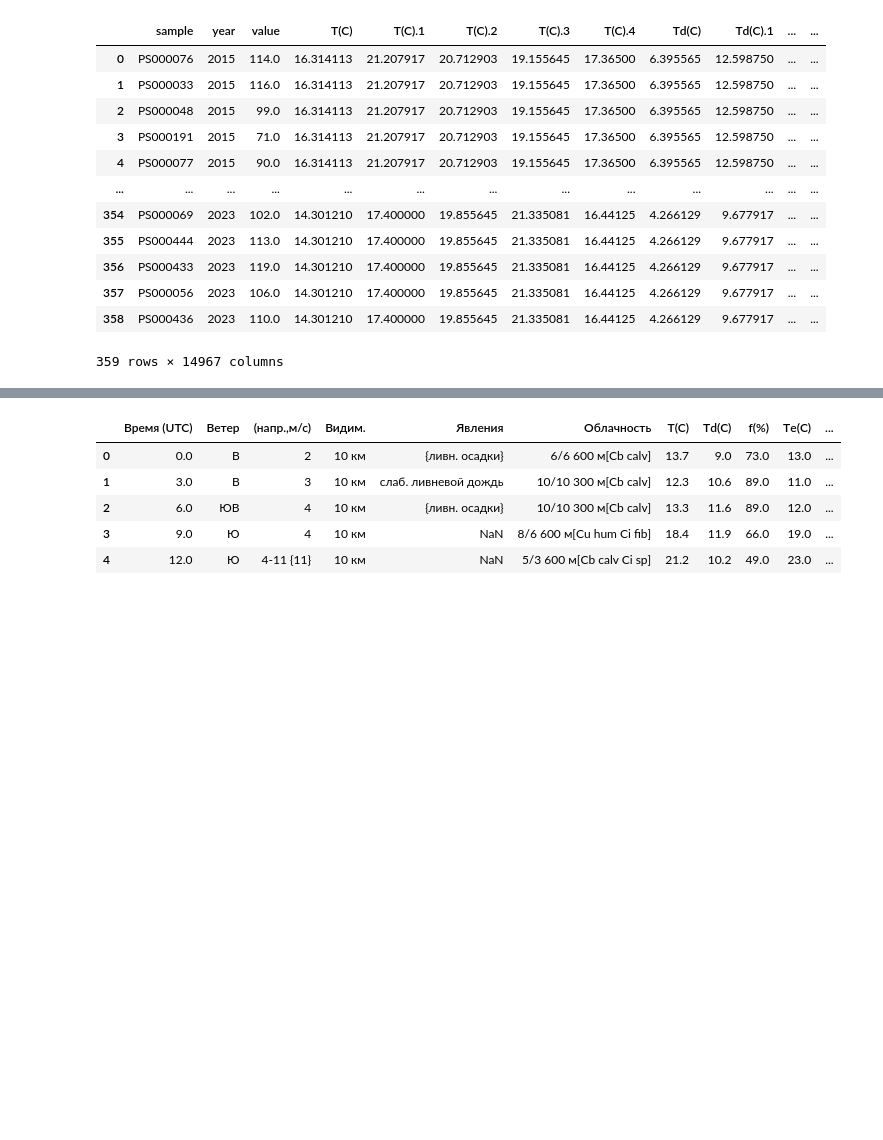
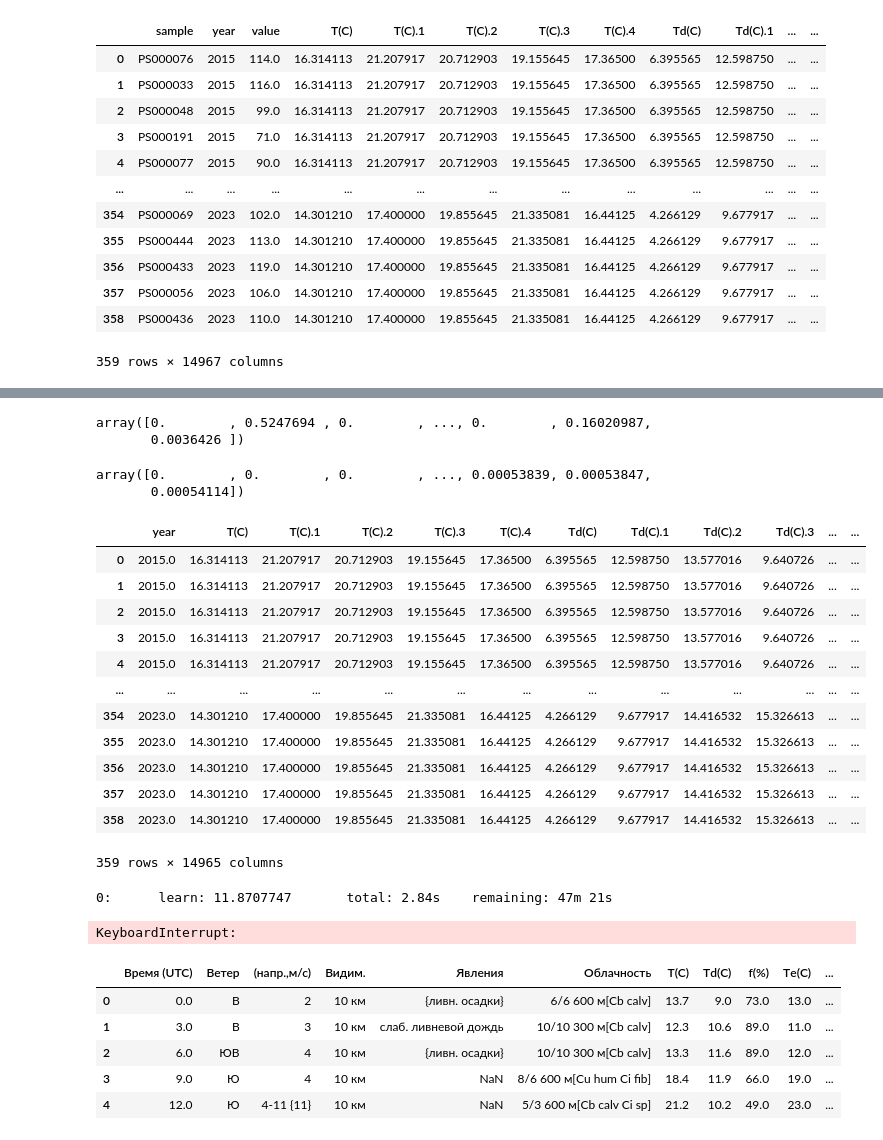
Before and after one commit to eMasov/AgroHack-Amalgama, a Jupyter notebook: AgroHack EDA.ipynb, the cells around one changed output, grey strips where cells are left out. Cells and saved outputs as stored; diff of their text form; code cells hidden in the pictures; blank space fills up the shorter version.

Commit message:
Update EDA file, added kBest experiments

```diff
--- a/AgroHack EDA.ipynb
+++ b/AgroHack EDA.ipynb
@@ -476,0 +487,11 @@ print(f'R² Score: {r2}')
+# %%
+feature_importances = model.get_feature_importance()
+feature_importances
+# %% [output]
+array([0.        , 0.5247694 , 0.        , ..., 0.        , 0.16020987,
+       0.0036426 ])
+# %%
+feature_importances[np.argsort(feature_importances)][:4000]
+# %% [output]
+array([0.        , 0.        , 0.        , ..., 0.00053839, 0.00053847,
+       0.00054114])
@@ -477,3 +500,50 @@ print(f'R² Score: {r2}')
+# %%
+from sklearn.datasets import load_digits
+from sklearn.feature_selection import SelectKBest, chi2
+
+k_best = SelectKBest(chi2, k=15000)
+X_new = k_best.fit_transform(df_encoded.drop(columns=["sample", "value"]), y)
+X_new = pd.DataFrame(X_new, columns = k_best.get_feature_names_out())
+X_new
+# %% [output]
+|  | year | Т(С) | Т(С).1 | Т(С).2 | Т(С).3 | Т(С).4 | Тd(С) | Тd(С).1 | Тd(С).2 | Тd(С).3 | ... | ... |
+| 0 | 2015.0 | 16.314113 | 21.207917 | 20.712903 | 19.155645 | 17.36500 | 6.395565 | 12.598750 | 13.577016 | 9.640726 | ... | ... |
+| 1 | 2015.0 | 16.314113 | 21.207917 | 20.712903 | 19.155645 | 17.36500 | 6.395565 | 12.598750 | 13.577016 | 9.640726 | ... | ... |
+| 2 | 2015.0 | 16.314113 | 21.207917 | 20.712903 | 19.155645 | 17.36500 | 6.395565 | 12.598750 | 13.577016 | 9.640726 | ... | ... |
+| 3 | 2015.0 | 16.314113 | 21.207917 | 20.712903 | 19.155645 | 17.36500 | 6.395565 | 12.598750 | 13.577016 | 9.640726 | ... | ... |
+| 4 | 2015.0 | 16.314113 | 21.207917 | 20.712903 | 19.155645 | 17.36500 | 6.395565 | 12.598750 | 13.577016 | 9.640726 | ... | ... |
+| ... | ... | ... | ... | ... | ... | ... | ... | ... | ... | ... | ... | ... |
+| 354 | 2023.0 | 14.301210 | 17.400000 | 19.855645 | 21.335081 | 16.44125 | 4.266129 | 9.677917 | 14.416532 | 15.326613 | ... | ... |
+| 355 | 2023.0 | 14.301210 | 17.400000 | 19.855645 | 21.335081 | 16.44125 | 4.266129 | 9.677917 | 14.416532 | 15.326613 | ... | ... |
+| 356 | 2023.0 | 14.301210 | 17.400000 | 19.855645 | 21.335081 | 16.44125 | 4.266129 | 9.677917 | 14.416532 | 15.326613 | ... | ... |
+| 357 | 2023.0 | 14.301210 | 17.400000 | 19.855645 | 21.335081 | 16.44125 | 4.266129 | 9.677917 | 14.416532 | 15.326613 | ... | ... |
+| 358 | 2023.0 | 14.301210 | 17.400000 | 19.855645 | 21.335081 | 16.44125 | 4.266129 | 9.677917 | 14.416532 | 15.326613 | ... | ... |
+359 rows × 14965 columns
+# %%
+X_train_new, X_test_new, y_train, y_test = train_test_split(X_new, y, test_size=0.2, random_state=42)
+
+# Создание и обучение модели CatBoost
+model_new = CatBoostRegressor(iterations=1000,  # количество итераций
+                          learning_rate=0.1,  # скорость обучения
+                          depth=6,  # глубина деревьев
+                          eval_metric='MAE',  # метрика для оценки
+                          verbose=100)  # вывод информации каждые 100 итераций
+
+model_new.fit(X_train, y_train)
+
+# Прогнозирование на тестовой выборке
+y_pred = model_new.predict(X_test)
+
+# Расчет метрик
+mae = mean_absolute_error(y_test, y_pred)
+r2 = r2_score(y_test, y_pred)
+
+# Вывод результатов
+print(f'Mean Absolute Error (MAE): {mae:.2f}')
+print(f'R² Score: {r2:.4f}')
+# %% [output]
+0:      learn: 11.8707747       total: 2.84s    remaining: 47m 21s
+KeyboardInterrupt:
 # %%
 year_to_file = {
     2015: "temp_data/2015.csv",
```
Also changed, not shown: parts of 2 cells of this notebook.
